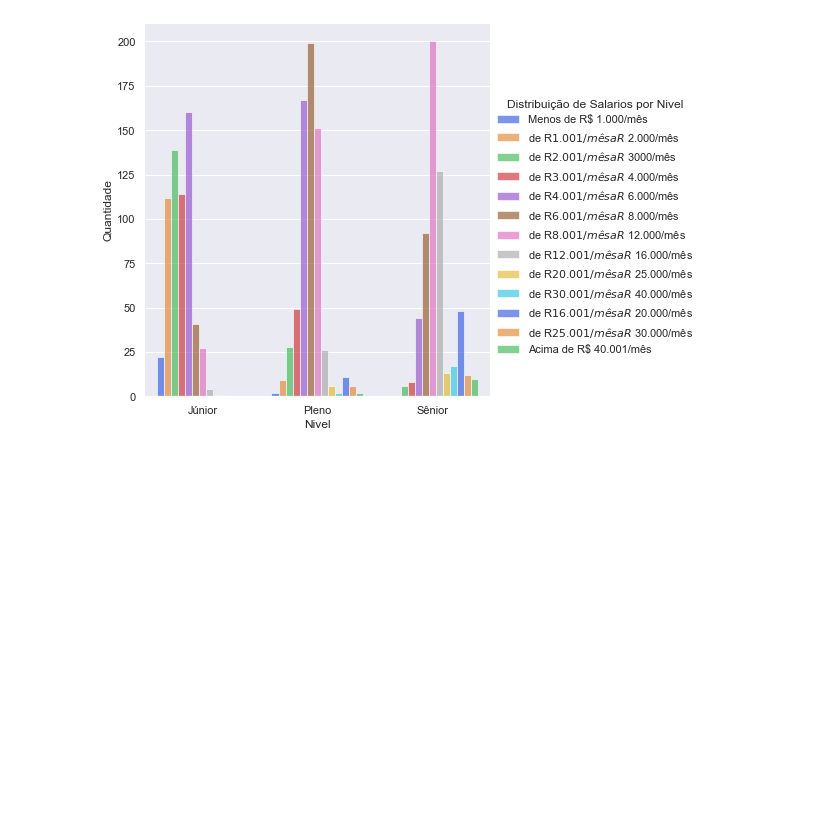
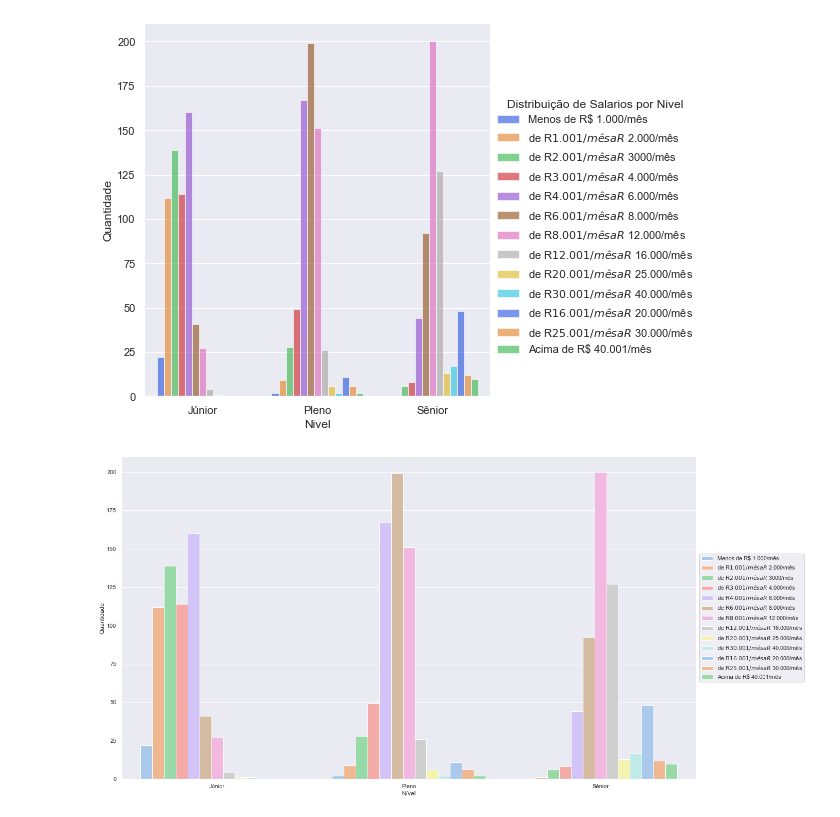
Before and after one commit to ericasrafael/brazil_states_2021, a Jupyter notebook: brazil_states_2021.ipynb, the cells around one changed output. Cells and saved outputs as stored; diff of their text form; code cells hidden in the pictures; blank space fills up the shorter version.

```diff
--- a/brazil_states_2021.ipynb
+++ b/brazil_states_2021.ipynb
@@ -434,3 +429,22 @@ g.legend.set_title("Distribuição de Salarios por Nivel")
 sns.set(font_scale = 1)
 # %% [output]
 [figure]
+# %%
+# imprime o gráfico
+plot = None
+plot = sns.barplot(x='nivel', y='quantidade', hue='faixa salarial', data=faixa_por_nivel, palette='pastel')
+
+# configura o tamanho do gráfico
+plot.figure.set_figwidth(20)
+plot.figure.set_figheight(11.5)
+
+plot.legend(loc='center left', bbox_to_anchor=(1, 0.5))
+
+# configura o título do gráfico e dos eixos
+plot.set_xlabel('Quantidade de pessoas por nível por faixa salarial');
+plot.set_xlabel('Nível');
+plot.set_ylabel('Quantidade');
+
+sns.set(font_scale=2)
+# %% [output]
+[figure, added]
```
Also changed, not shown: parts of 1 cell of this notebook.
